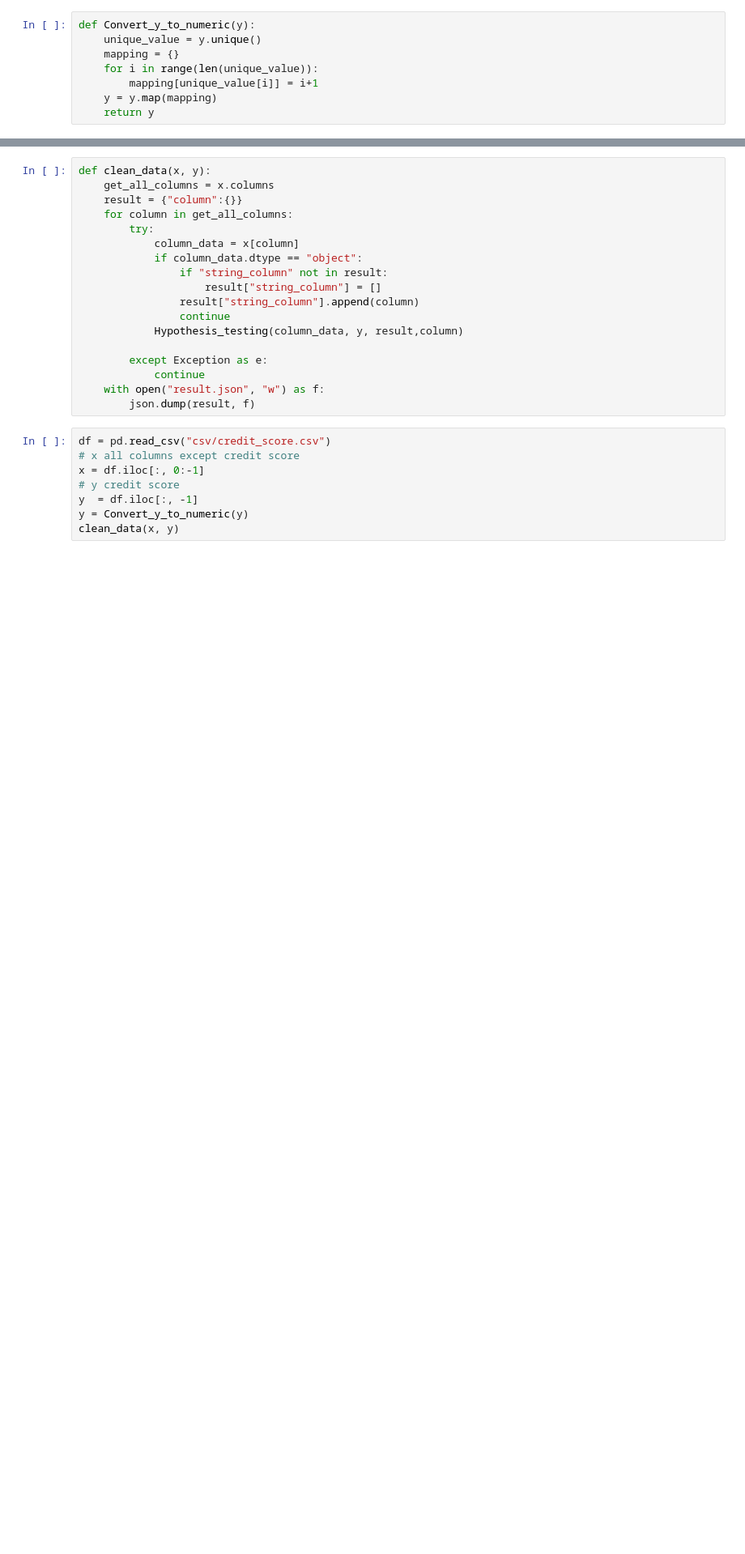
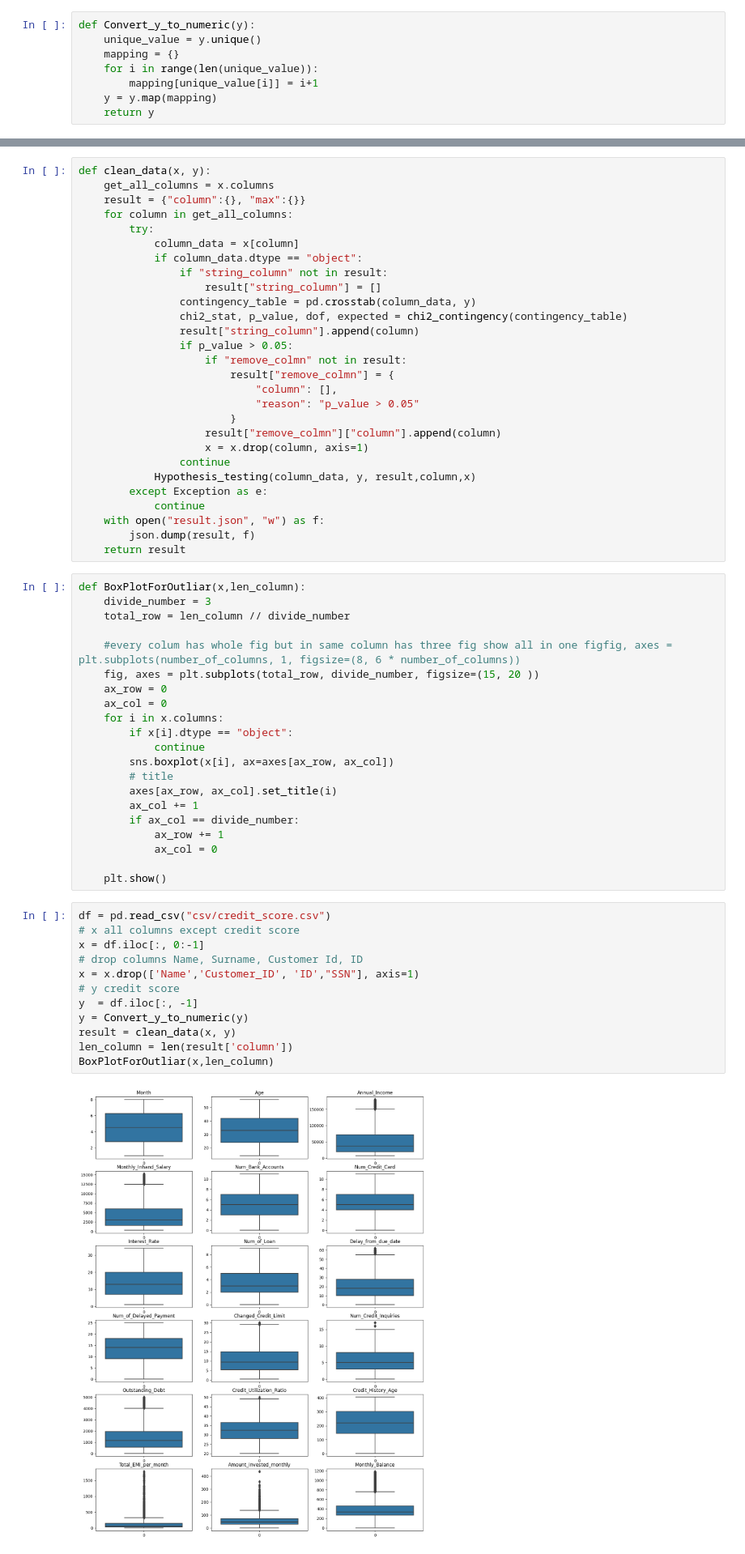
Before and after one commit to yaseen1998/AI_Orange_Course, a Jupyter notebook: assigment_2.ipynb, the cells around one changed output, grey strips where cells are left out. Shown at 81% size. Cells and saved outputs as stored; diff of their text form; blank space fills up the shorter version.

```diff
--- a/assigment_2.ipynb
+++ b/assigment_2.ipynb
@@ -52,26 +61,63 @@ def Hypothesis_testing(column_data, y,result,column):
 # %%
 def clean_data(x, y):
     get_all_columns = x.columns
-    result = {"column":{}}
+    result = {"column":{}, "max":{}}
     for column in get_all_columns:
         try:
             column_data = x[column]
             if column_data.dtype == "object":
                 if "string_column" not in result:
                     result["string_column"] = []
+                contingency_table = pd.crosstab(column_data, y)
+                chi2_stat, p_value, dof, expected = chi2_contingency(contingency_table)
                 result["string_column"].append(column)
+                if p_value > 0.05:
+                    if "remove_colmn" not in result:
+                        result["remove_colmn"] = {
+                            "column": [],
+                            "reason": "p_value > 0.05"
+                        }
+                    result["remove_colmn"]["column"].append(column)
+                    x = x.drop(column, axis=1)
                 continue
-            Hypothesis_testing(column_data, y, result,column)
-
+            Hypothesis_testing(column_data, y, result,column,x)
         except Exception as e:
             continue
     with open("result.json", "w") as f:
         json.dump(result, f)
+    return result
+# %%
+def BoxPlotForOutliar(x,len_column):
+    divide_number = 3
+    total_row = len_column // divide_number
+
+    #every colum has whole fig but in same column has three fig show all in one figfig, axes = plt.subplots(number_of_columns, 1, figsize=(8, 6 * number_of_columns))
+    fig, axes = plt.subplots(total_row, divide_number, figsize=(15, 20 ))
+    ax_row = 0
+    ax_col = 0
+    for i in x.columns:
+        if x[i].dtype == "object":
+            continue
+        sns.boxplot(x[i], ax=axes[ax_row, ax_col])
+        # title
+        axes[ax_row, ax_col].set_title(i)
+        ax_col += 1
+        if ax_col == divide_number:
+            ax_row += 1
+            ax_col = 0
+
+    plt.show()
 # %%
 df = pd.read_csv("csv/credit_score.csv")
 # x all columns except credit score
 x = df.iloc[:, 0:-1]
+# drop columns Name, Surname, Customer Id, ID
+x = x.drop(['Name','Customer_ID', 'ID',"SSN"], axis=1)
 # y credit score
 y  = df.iloc[:, -1]
 y = Convert_y_to_numeric(y)
-clean_data(x, y)
+result = clean_data(x, y)
+len_column = len(result['column'])
+BoxPlotForOutliar(x,len_column)
+# %% [output]
+[figure, added]
```
Also changed, not shown: parts of 3 cells of this notebook, 2 other files.
